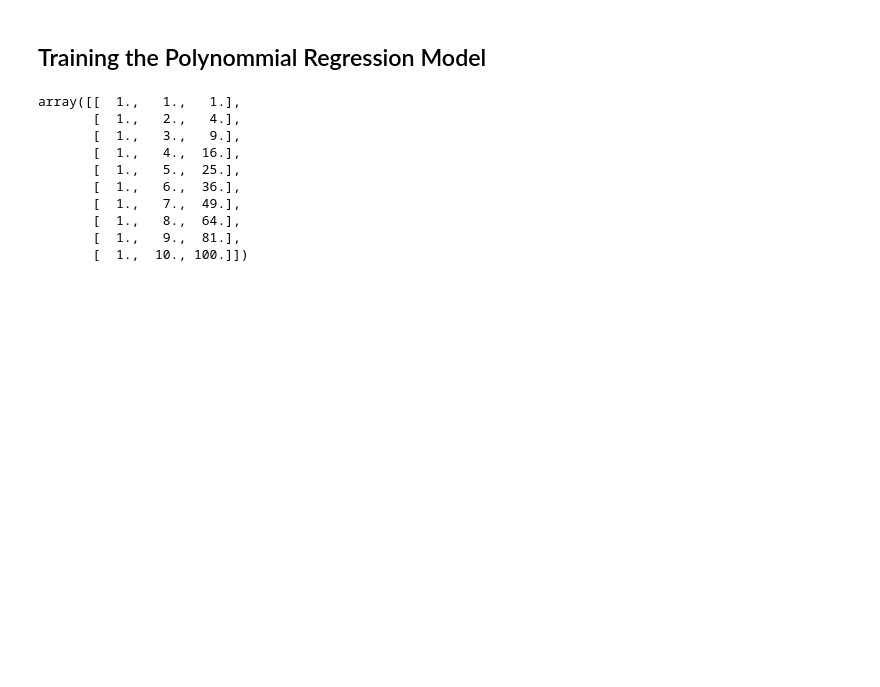
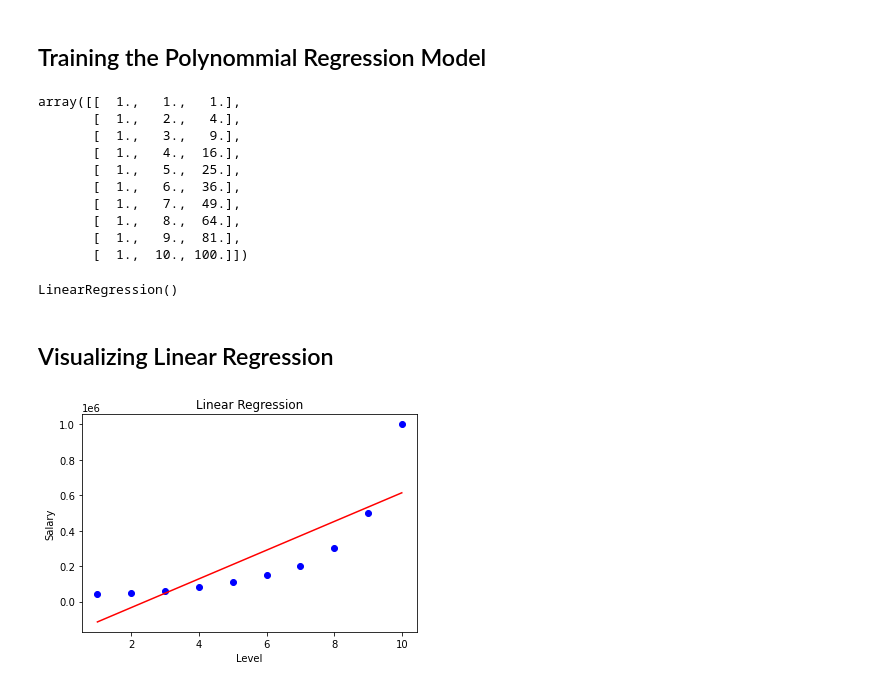
Before and after one commit to deepak-chouhan/ML-Algorithms-Practice, a Jupyter notebook: Regression/3_Polynomial-Regression/Polynomial-Regression.ipynb, the cells around one changed output. Drawn from its saved outputs; the diff is of its cells as text; code cells hidden in the pictures; blank space fills up the shorter version.

```diff
--- a/Regression/3_Polynomial-Regression/Polynomial-Regression.ipynb
+++ b/Regression/3_Polynomial-Regression/Polynomial-Regression.ipynb
@@ -80,3 +80,19 @@ array([[  1.,   1.,   1.],
        [  1.,   8.,  64.],
        [  1.,   9.,  81.],
        [  1.,  10., 100.]])
+# %%
+linear_reg_2 = LinearRegression()
+linear_reg_2.fit(X_poly, y)
+# %% [output]
+LinearRegression()
+# %% [markdown]
+## Visualizing Linear Regression
+# %%
+plt.scatter(X, y, c="blue")
+plt.plot(X, linear_reg.predict(X), c="red")
+plt.title("Linear Regression")
+plt.xlabel("Level")
+plt.ylabel("Salary")
+plt.show()
+# %% [output]
+[figure, added]
```
Also changed, not shown: parts of 14 cells of this notebook, 3 other files.
